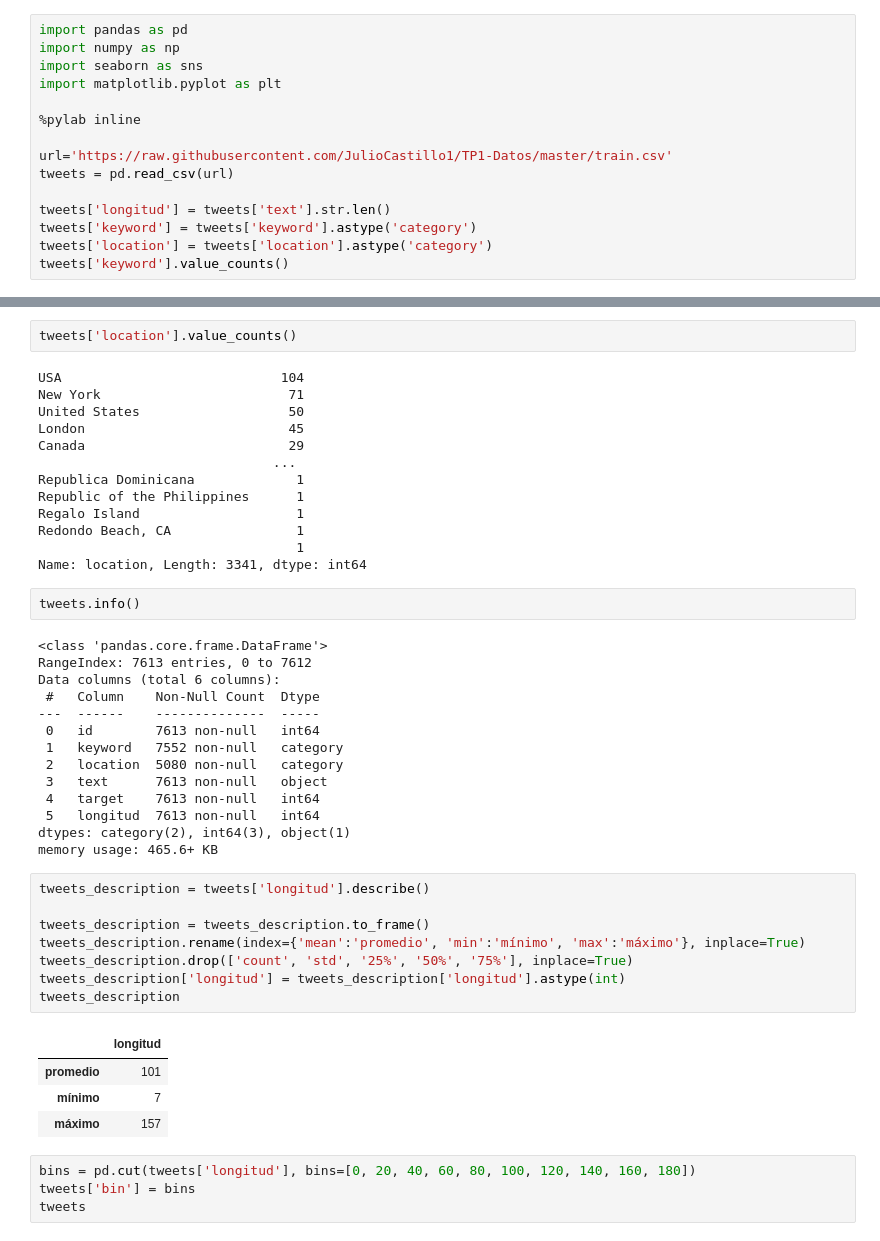
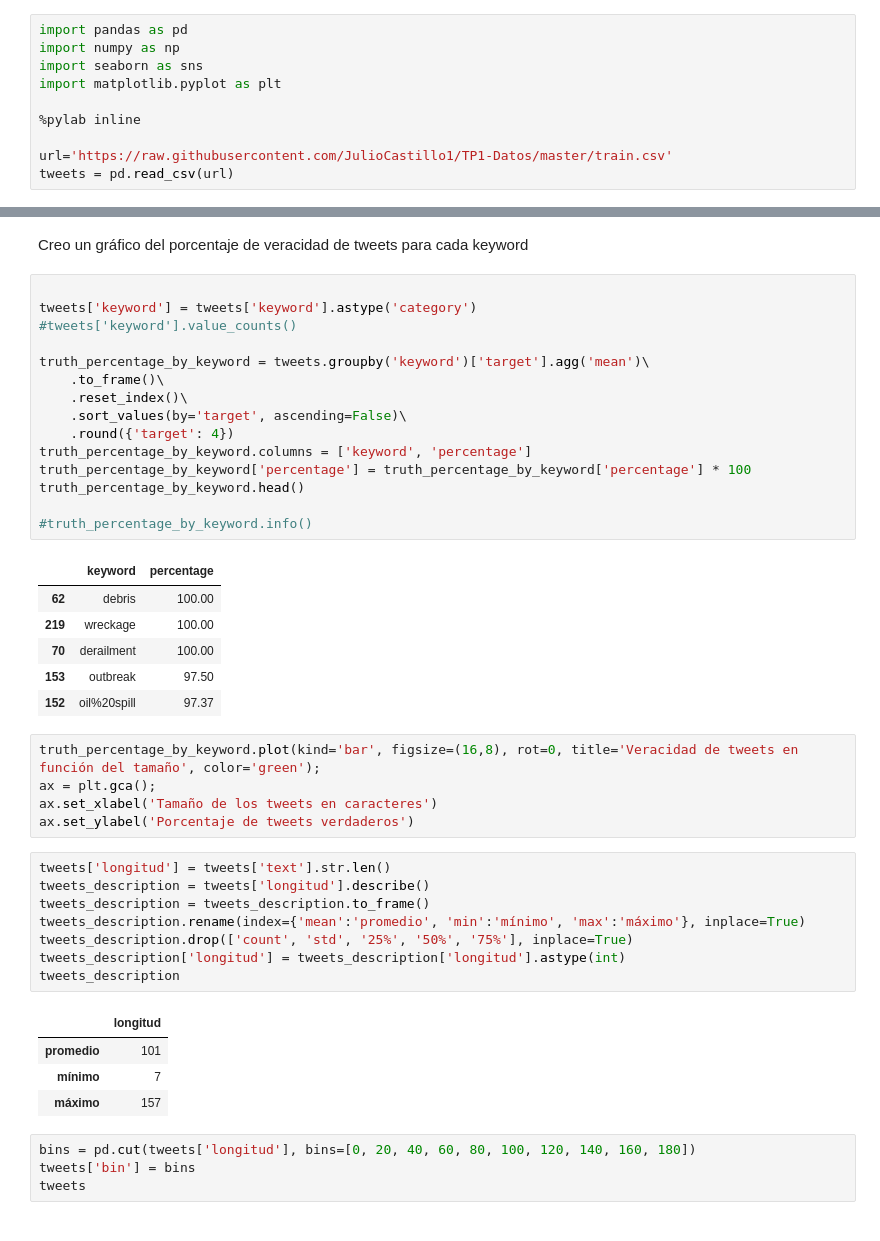
Before and after one commit to JulioCastillo1/TP1-Datos, a Jupyter notebook: TP1-Datos.ipynb, the cells around one changed output, grey strips where cells are left out. Saved outputs shown, nothing was run; the diff lists cells and outputs as text.

Commit message:
Creando gráfico del porcentaje de veracidad de tweets para cada keyword

```diff
--- a/TP1-Datos.ipynb
+++ b/TP1-Datos.ipynb
@@ -10,10 +10,5 @@ import matplotlib.pyplot as plt
 
 url='https://raw.githubusercontent.com/JulioCastillo1/TP1-Datos/master/train.csv'
 tweets = pd.read_csv(url)
-
-tweets['longitud'] = tweets['text'].str.len()
-tweets['keyword'] = tweets['keyword'].astype('category')
-tweets['location'] = tweets['location'].astype('category')
-tweets['keyword'].value_counts()
 # %% [output]
 Populating the interactive namespace from numpy and matplotlib
@@ -32,37 +15,35 @@ Name: keyword, Length: 221, dtype: int64
-# %%
-tweets['location'].value_counts()
-# %% [output]
-USA                            104
-New York                        71
-United States                   50
-London                          45
-Canada                          29
-                              ...
-Republica Dominicana             1
-Republic of the Philippines      1
-Regalo Island                    1
-Redondo Beach, CA                1
-                                 1
-Name: location, Length: 3341, dtype: int64
-# %%
-tweets.info()
-# %% [output]
-<class 'pandas.core.frame.DataFrame'>
-RangeIndex: 7613 entries, 0 to 7612
-Data columns (total 6 columns):
- #   Column    Non-Null Count  Dtype
----  ------    --------------  -----
- 0   id        7613 non-null   int64
- 1   keyword   7552 non-null   category
- 2   location  5080 non-null   category
- 3   text      7613 non-null   object
- 4   target    7613 non-null   int64
- 5   longitud  7613 non-null   int64
-dtypes: category(2), int64(3), object(1)
-memory usage: 465.6+ KB
+# %% [markdown]
+Creo un gráfico del porcentaje de veracidad de tweets para cada keyword
+# %%
+
+tweets['keyword'] = tweets['keyword'].astype('category')
+#tweets['keyword'].value_counts()
+
+truth_percentage_by_keyword = tweets.groupby('keyword')['target'].agg('mean')\
+    .to_frame()\
+    .reset_index()\
+    .sort_values(by='target', ascending=False)\
+    .round({'target': 4})
+truth_percentage_by_keyword.columns = ['keyword', 'percentage']
+truth_percentage_by_keyword['percentage'] = truth_percentage_by_keyword['percentage'] * 100
+truth_percentage_by_keyword.head()
+
+#truth_percentage_by_keyword.info()
+# %% [output]
+|  | keyword | percentage |
+| 62 | debris | 100.00 |
+| 219 | wreckage | 100.00 |
+| 70 | derailment | 100.00 |
+| 153 | outbreak | 97.50 |
+| 152 | oil%20spill | 97.37 |
+# %%
+truth_percentage_by_keyword.plot(kind='bar', figsize=(16,8), rot=0, title='Veracidad de tweets en función del tamaño', color='green');
+ax = plt.gca();
+ax.set_xlabel('Tamaño de los tweets en caracteres')
+ax.set_ylabel('Porcentaje de tweets verdaderos')
 # %%
+tweets['longitud'] = tweets['text'].str.len()
 tweets_description = tweets['longitud'].describe()
-
 tweets_description = tweets_description.to_frame()
 tweets_description.rename(index={'mean':'promedio', 'min':'mínimo', 'max':'máximo'}, inplace=True)
 tweets_description.drop(['count', 'std', '25%', '50%', '75%'], inplace=True)
```
Also changed, not shown: parts of 1 cell of this notebook.
